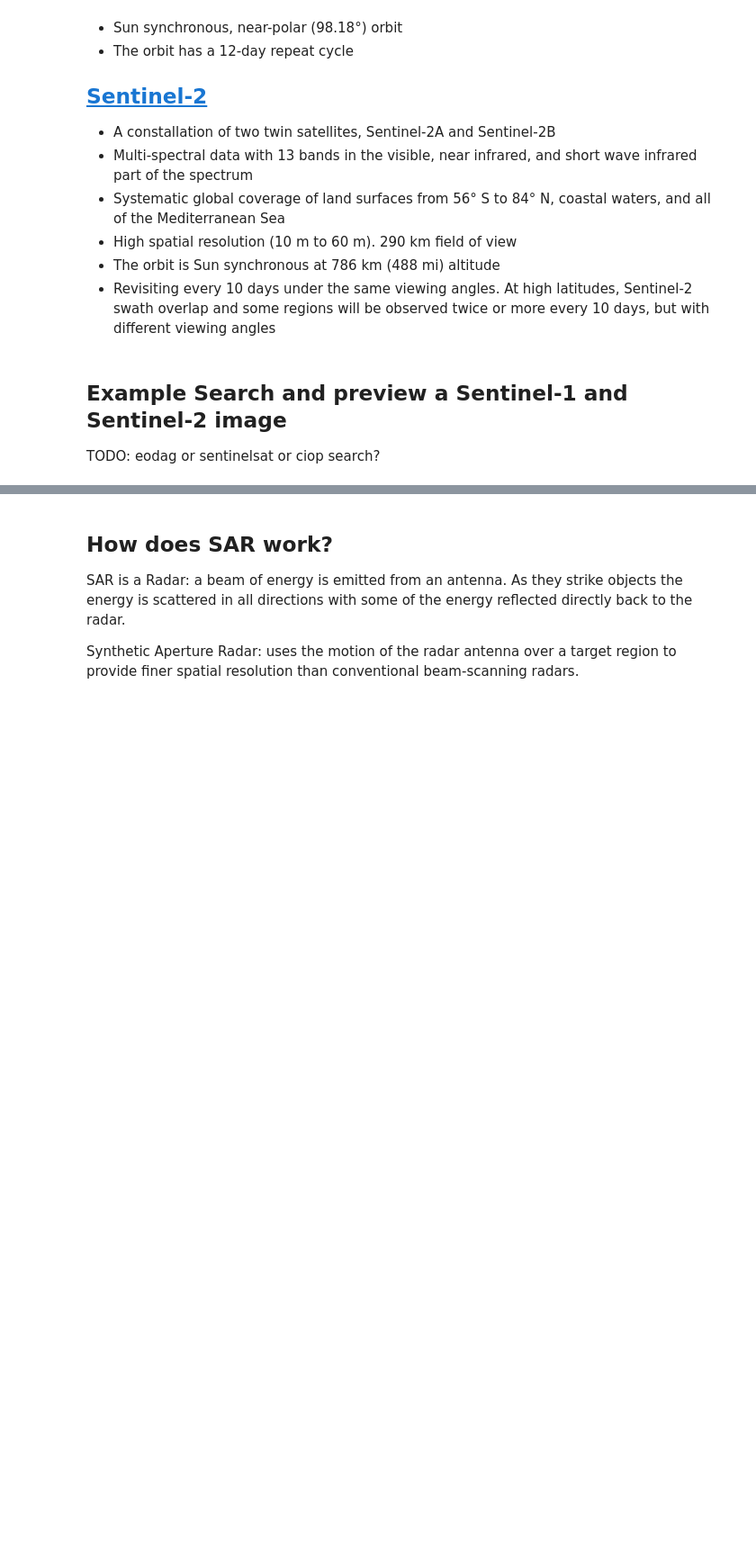
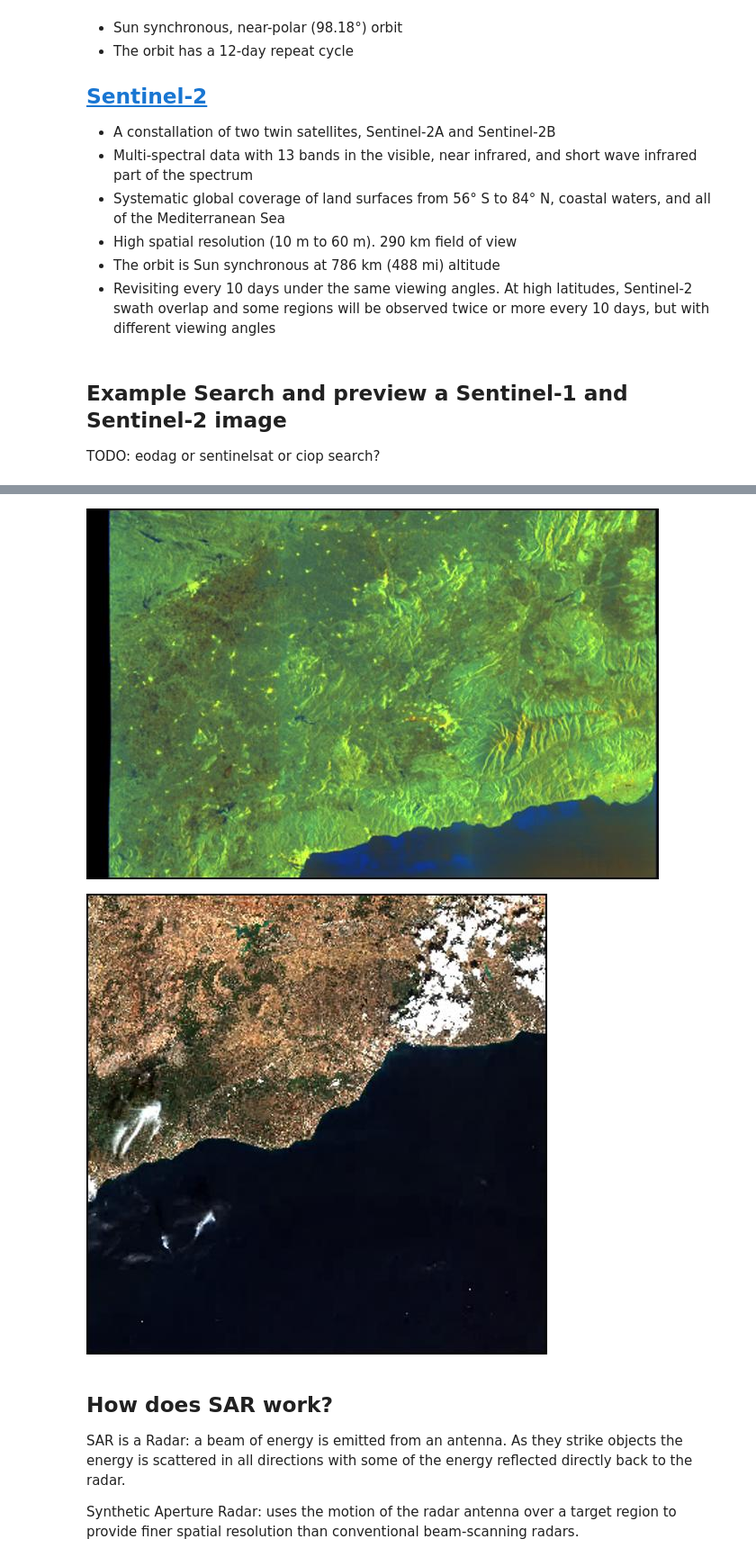
Before and after one commit to ec-better/hackathon-2020-satcen, a Jupyter notebook: introduction.ipynb, the cells around one changed output, grey strips where cells are left out. Shown at 90% size. Saved outputs shown, nothing was run; the diff lists cells and outputs as text; code cells hidden in the pictures; blank space fills up the shorter version.

```diff
--- a/introduction.ipynb
+++ b/introduction.ipynb
@@ -26,0 +64,5 @@ TODO: eodag or sentinelsat or ciop search?
+# %%
+import getpass
+
+user = 'aluncob' # Change your user
+password = getpass.getpass()
@@ -26,0 +71,22 @@ TODO: eodag or sentinelsat or ciop search?
+# %%
+api = SentinelAPI(user, password, 'https://scihub.copernicus.eu/dhus')
+dates = ('NOW-10DAYS', 'NOW')
+productsS2 = api.query(wkt,
+                     date = dates,
+                     platformname = 'Sentinel-2',
+                     processinglevel = 'Level-2A',
+                     cloudcoverpercentage = (0, 20))
+
+productsS1 = api.query(wkt,
+                     date = dates,
+                     platformname = 'Sentinel-1',
+                     producttype = 'GRD')
+
+
+
+S2_data = api.to_geojson(productsS2)
+S2_gdf = api.to_geodataframe(productsS2)
+S1_data = api.to_geojson(productsS1)
+S1_gdf = api.to_geodataframe(productsS1)
+products_gdf = pd.concat([S1_gdf, S2_gdf])
+products_gdf
@@ -27,3 +127,16 @@ TODO: eodag or sentinelsat or ciop search?
+# %%
+import requests
+from requests.auth import HTTPBasicAuth
+from IPython.display import Image, display
+
+rs1 = requests.get(S1_data[0]['properties']['link_icon'], auth=HTTPBasicAuth(user,password))
+rs2 = requests.get(S2_data[0]['properties']['link_icon'], auth=HTTPBasicAuth(user,password))
+
+for el in [rs1, rs2]:
+    display(Image(el.content))
+# %% [output]
+[figure, added]
+[figure, added]
 # %% [markdown]
 ## How does SAR work?
 SAR is a Radar: a beam of energy is emitted from an antenna. As they strike objects the energy is scattered in all directions with some of the energy reflected directly back to the radar.
```
Also changed, not shown: parts of 5 cells of this notebook.
